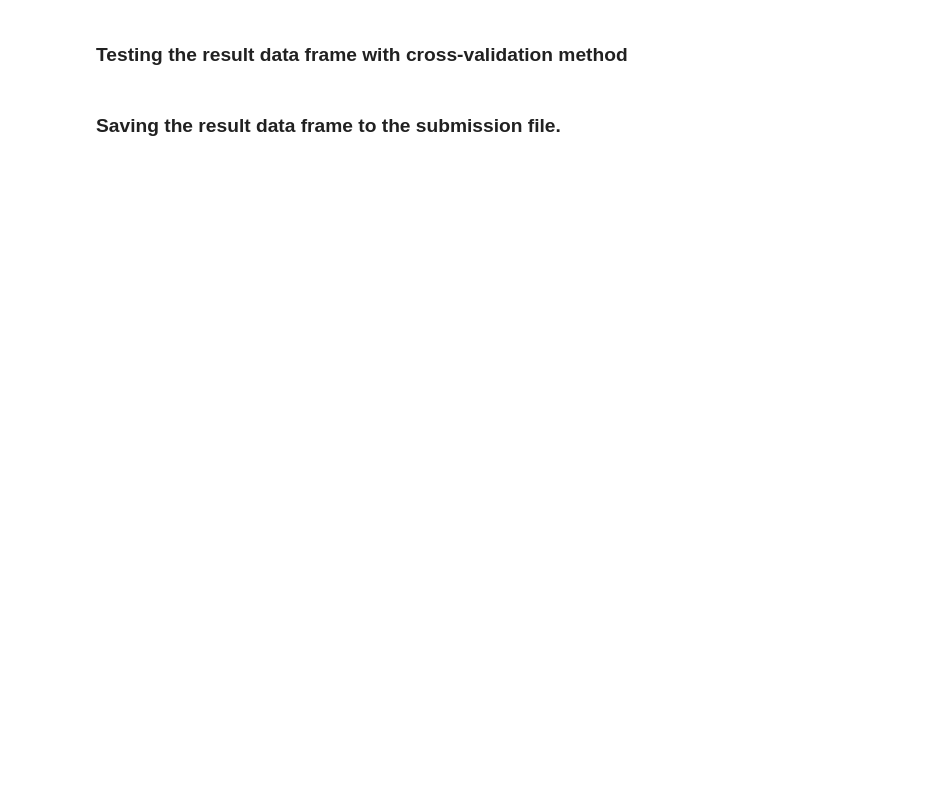
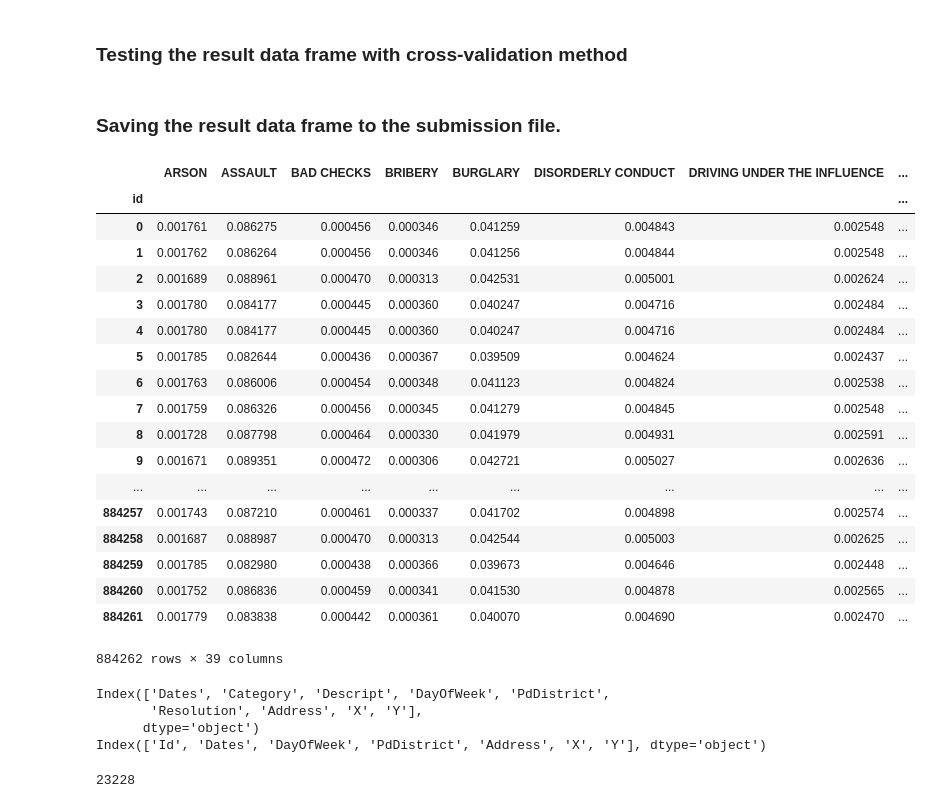
Before and after one commit to JeongMinCha/SanFranciscoCrimeClassification, a Jupyter notebook: random_forest_classifier.ipynb, the cells around one changed output. Saved outputs shown, nothing was run; the diff lists cells and outputs as text; code cells hidden in the pictures; blank space fills up the shorter version.

Commit message:
Result of cross-validateion test

```diff
--- a/random_forest_classifier.ipynb
+++ b/random_forest_classifier.ipynb
@@ -71,3 +95,37 @@ from time import strftime, localtime
 current_time = strftime("%Y.%m.%d %H.%M.%S", localtime())
 
 submit.to_csv("RandomForestClassifier %s.csv" % current_time)
+# %%
+submit
+# %% [output]
+|  | ARSON | ASSAULT | BAD CHECKS | BRIBERY | BURGLARY | DISORDERLY CONDUCT | DRIVING UNDER THE INFLUENCE | ... |
+| id |  |  |  |  |  |  |  | ... |
+| 0 | 0.001761 | 0.086275 | 0.000456 | 0.000346 | 0.041259 | 0.004843 | 0.002548 | ... |
+| 1 | 0.001762 | 0.086264 | 0.000456 | 0.000346 | 0.041256 | 0.004844 | 0.002548 | ... |
+| 2 | 0.001689 | 0.088961 | 0.000470 | 0.000313 | 0.042531 | 0.005001 | 0.002624 | ... |
+| 3 | 0.001780 | 0.084177 | 0.000445 | 0.000360 | 0.040247 | 0.004716 | 0.002484 | ... |
+| 4 | 0.001780 | 0.084177 | 0.000445 | 0.000360 | 0.040247 | 0.004716 | 0.002484 | ... |
+| 5 | 0.001785 | 0.082644 | 0.000436 | 0.000367 | 0.039509 | 0.004624 | 0.002437 | ... |
+| 6 | 0.001763 | 0.086006 | 0.000454 | 0.000348 | 0.041123 | 0.004824 | 0.002538 | ... |
+| 7 | 0.001759 | 0.086326 | 0.000456 | 0.000345 | 0.041279 | 0.004845 | 0.002548 | ... |
+| 8 | 0.001728 | 0.087798 | 0.000464 | 0.000330 | 0.041979 | 0.004931 | 0.002591 | ... |
+| 9 | 0.001671 | 0.089351 | 0.000472 | 0.000306 | 0.042721 | 0.005027 | 0.002636 | ... |
+| ... | ... | ... | ... | ... | ... | ... | ... | ... |
+| 884257 | 0.001743 | 0.087210 | 0.000461 | 0.000337 | 0.041702 | 0.004898 | 0.002574 | ... |
+| 884258 | 0.001687 | 0.088987 | 0.000470 | 0.000313 | 0.042544 | 0.005003 | 0.002625 | ... |
+| 884259 | 0.001785 | 0.082980 | 0.000438 | 0.000366 | 0.039673 | 0.004646 | 0.002448 | ... |
+| 884260 | 0.001752 | 0.086836 | 0.000459 | 0.000341 | 0.041530 | 0.004878 | 0.002565 | ... |
+| 884261 | 0.001779 | 0.083838 | 0.000442 | 0.000361 | 0.040070 | 0.004690 | 0.002470 | ... |
+884262 rows × 39 columns
+# %%
+print(train_data.columns)
+print(test_data.columns)
+# %% [output]
+Index(['Dates', 'Category', 'Descript', 'DayOfWeek', 'PdDistrict',
+       'Resolution', 'Address', 'X', 'Y'],
+      dtype='object')
+Index(['Id', 'Dates', 'DayOfWeek', 'PdDistrict', 'Address', 'X', 'Y'], dtype='object')
+# %%
+print(len(train_data.Address.unique()))
+# %% [output]
+23228
```
Also changed, not shown: parts of 2 cells of this notebook.
